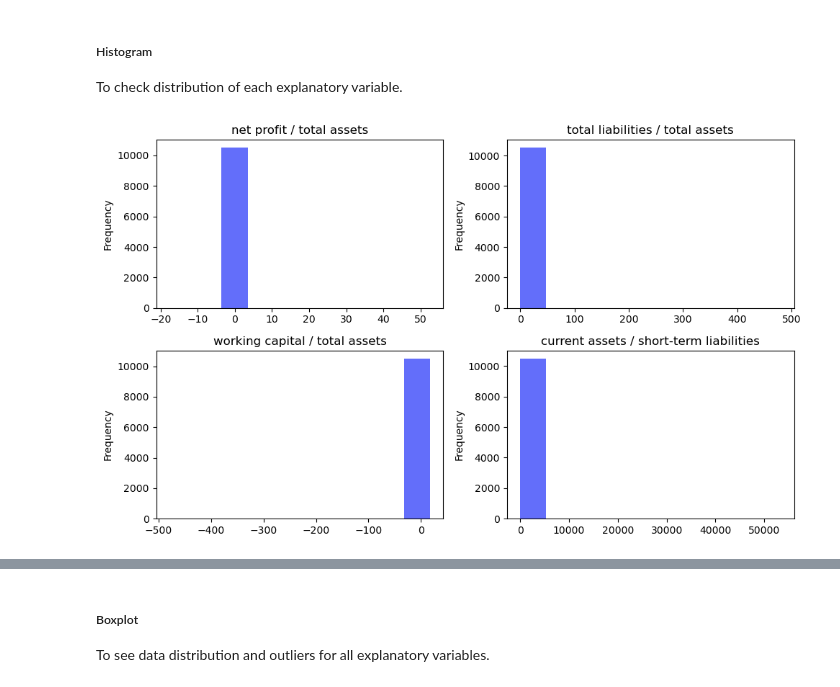
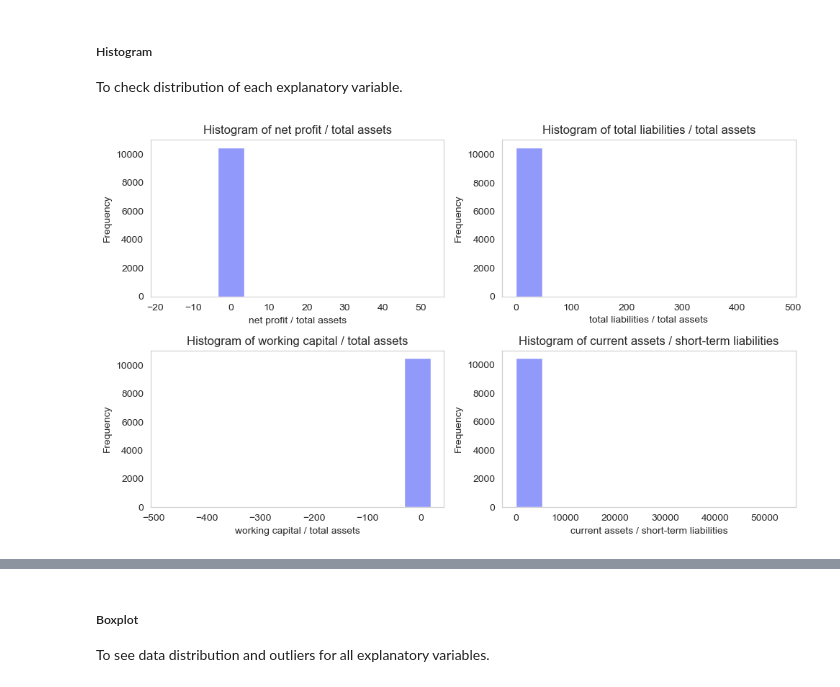
Before and after one commit to ChinSekYi/Bankruptcy-Prediction, a Jupyter notebook: notebook/EDA.ipynb, the cells around one changed output, grey strips where cells are left out. Cells and saved outputs as stored; diff of their text form; code cells hidden in the pictures.

```diff
--- a/notebook/EDA.ipynb
+++ b/notebook/EDA.ipynb
@@ -170,7 +170,7 @@ columns = [
     "(short-term liabilities *365) / sales",
     "sales / short-term liabilities",
     "sales / fixed assets",
-    "class"
+    "class",
 ]
 
 df.columns = columns
@@ -589,14 +594,19 @@ Index(['(current assets - inventories) / long-term liabilities'], dtype='object'
 To check distribution of each explanatory variable.
 # %%
 # Here we illustrate the histogram distribution for the first 4 features
-axes = df_graph.iloc[:, 0:4].hist(figsize=(10, 6), color='#636efa')
+features = df_graph.columns[:4]
+fig, axes = plt.subplots(2, 2, figsize=(10, 6))
 
-for ax_row in axes:
-    for ax in ax_row:
-        ax.set_ylabel('Frequency')
-        ax.grid(False)
+# Flatten the axes array for easy iteration
+axes = axes.flatten()
+
+for i, feature in enumerate(features):
+    sns.histplot(df_graph[feature], bins=10, ax=axes[i], color="#636efa", alpha=0.7)
+    axes[i].set_ylabel("Frequency")
+    axes[i].set_title(f"Histogram of {feature}")
+    axes[i].grid(False)
 
 plt.tight_layout()
 plt.show()
 # %% [output]
-[figure, old version]
+[figure, new version]
```
Also changed, not shown: parts of 29 cells of this notebook, 1 other file.
